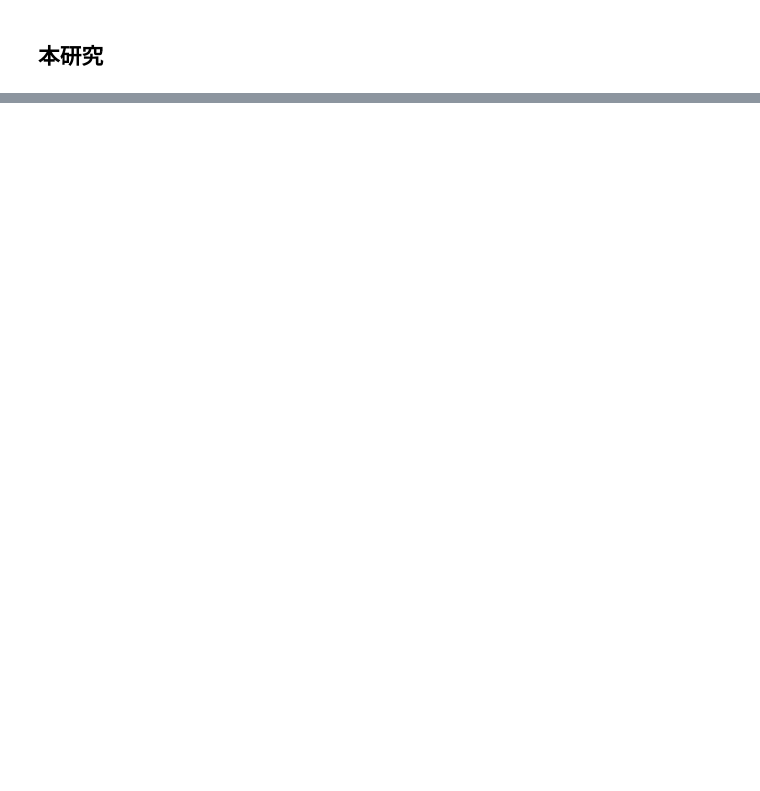
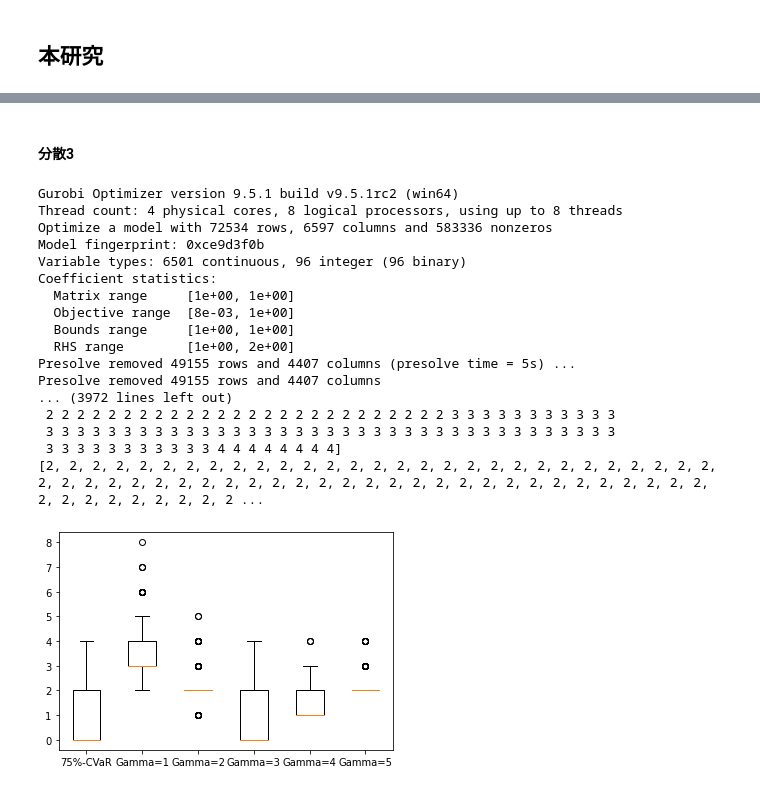
Before and after one commit to ikumadaiki/CPMP, a Jupyter notebook: instance.ipynb, the cells around one changed output, grey strips where cells are left out. Cells and saved outputs as stored; diff of their text form; code cells hidden in the pictures; blank space fills up the shorter version.

```diff
--- a/instance.ipynb
+++ b/instance.ipynb
@@ -357,0 +409,61 @@ Coefficient statistics:
+# %% [markdown]
+#### 分散3
+# %%
+size=500
+size_=2000
+loc=3
+scale=0.5
+inst=[4,4,[2,2,2,2,2,2]]
+pcvar=[]
+ship_num=len(inst[2])
+import numpy as np
+mean=np.arange(1,ship_num+1)
+# a=list(a)
+# a=random.sample(a,ship_num)
+# mean=np.sort(a)
+np.random.seed(0)
+cov=np.zeros((ship_num,ship_num))
+for i in range(ship_num):
+    for j in range(ship_num):
+        if i==j:
+            cov[i][i]=abs(np.random.normal(loc=loc,scale=scale))
+for i in range(ship_num):
+    for j in range(ship_num):
+        if i!=j:
+            cov[i][j]=0
+
+IPS6(ship_num,inst[0],inst[1],inst[2],size,size_,0.75,loc,scale,mean,cov)
+pcvar+=list(penalty)
+data=(tuple(pcvar),)
+l=["75%-CVaR"]
+for g in range(1,6):
+  prob=[]
+  ship_num=len(inst[2])
+  robust(ship_num,inst[0],inst[1],inst[2],g,size,size_,loc,scale,mean,cov)
+  prob+=list(penalty_r)
+  print(prob)
+  data+=(tuple(prob),)
+  l.append("Gamma="+str(g))
+  # print("data=",data)
+import matplotlib.pyplot as plt
+plt.boxplot(data,labels=l)
+plt.show()
+# %% [output]
+Gurobi Optimizer version 9.5.1 build v9.5.1rc2 (win64)
+Thread count: 4 physical cores, 8 logical processors, using up to 8 threads
+Optimize a model with 72534 rows, 6597 columns and 583336 nonzeros
+Model fingerprint: 0xce9d3f0b
+Variable types: 6501 continuous, 96 integer (96 binary)
+Coefficient statistics:
+  Matrix range     [1e+00, 1e+00]
+  Objective range  [8e-03, 1e+00]
+  Bounds range     [1e+00, 1e+00]
+  RHS range        [1e+00, 2e+00]
+Presolve removed 49155 rows and 4407 columns (presolve time = 5s) ...
+Presolve removed 49155 rows and 4407 columns
+... (3972 lines left out)
+ 2 2 2 2 2 2 2 2 2 2 2 2 2 2 2 2 2 2 2 2 2 2 2 2 2 2 3 3 3 3 3 3 3 3 3 3 3
+ 3 3 3 3 3 3 3 3 3 3 3 3 3 3 3 3 3 3 3 3 3 3 3 3 3 3 3 3 3 3 3 3 3 3 3 3 3
+ 3 3 3 3 3 3 3 3 3 3 3 4 4 4 4 4 4 4 4]
+[2, 2, 2, 2, 2, 2, 2, 2, 2, 2, 2, 2, 2, 2, 2, 2, 2, 2, 2, 2, 2, 2, 2, 2, 2, 2, 2, 2, 2, 2, 2, 2, 2, 2, 2, 2, 2, 2, 2, 2, 2, 2, 2, 2, 2, 2, 2, 2, 2, 2, 2, 2, 2, 2, 2, 2, 2, 2, 2, 2, 2, 2, 2, 2, 2, 2, 2 ...
+[figure, added]
```
Also changed, not shown: parts of 22 cells of this notebook.
